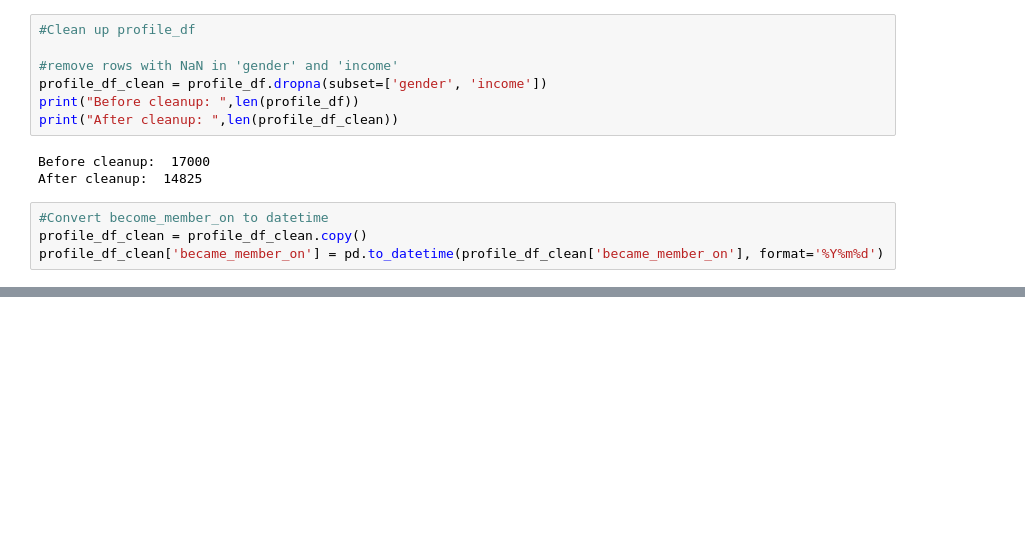
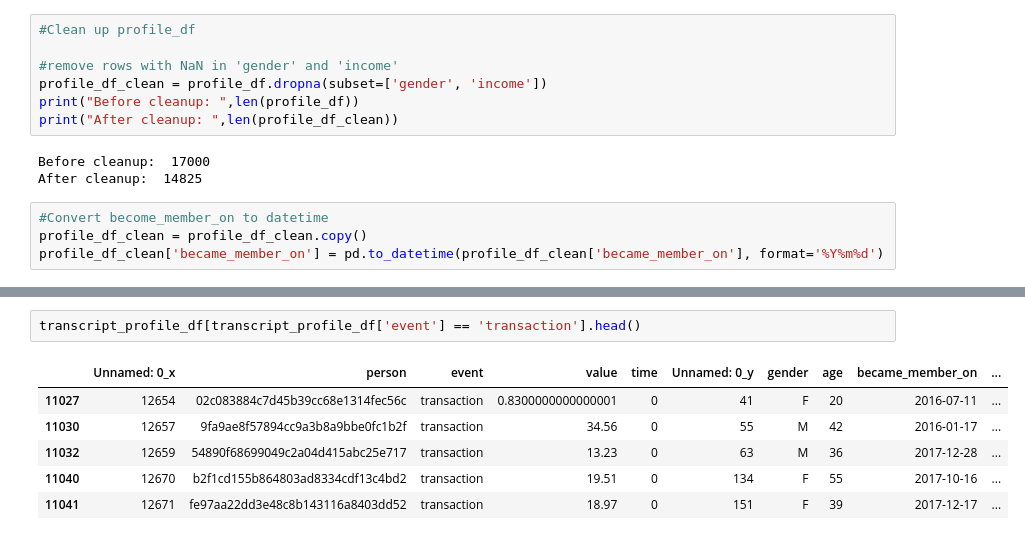
Before and after one commit to surf-guy/DSE200, a Jupyter notebook: MiniProjectStarter_Le.ipynb, the cells around one changed output, grey strips where cells are left out. Saved outputs shown, nothing was run; the diff lists cells and outputs as text; blank space fills up the shorter version.

```diff
--- a/MiniProjectStarter_Le.ipynb
+++ b/MiniProjectStarter_Le.ipynb
@@ -201,0 +222,9 @@ transcript_df_clean
+# %%
+transcript_profile_df[transcript_profile_df['event'] == 'transaction'].head()
+# %% [output]
+|  | Unnamed: 0_x | person | event | value | time | Unnamed: 0_y | gender | age | became_member_on | ... |
+| 11027 | 12654 | 02c083884c7d45b39cc68e1314fec56c | transaction | 0.8300000000000001 | 0 | 41 | F | 20 | 2016-07-11 | ... |
+| 11030 | 12657 | 9fa9ae8f57894cc9a3b8a9bbe0fc1b2f | transaction | 34.56 | 0 | 55 | M | 42 | 2016-01-17 | ... |
+| 11032 | 12659 | 54890f68699049c2a04d415abc25e717 | transaction | 13.23 | 0 | 63 | M | 36 | 2017-12-28 | ... |
+| 11040 | 12670 | b2f1cd155b864803ad8334cdf13c4bd2 | transaction | 19.51 | 0 | 134 | F | 55 | 2017-10-16 | ... |
+| 11041 | 12671 | fe97aa22dd3e48c8b143116a8403dd52 | transaction | 18.97 | 0 | 151 | F | 39 | 2017-12-17 | ... |
```
Also changed, not shown: parts of 8 cells of this notebook.
